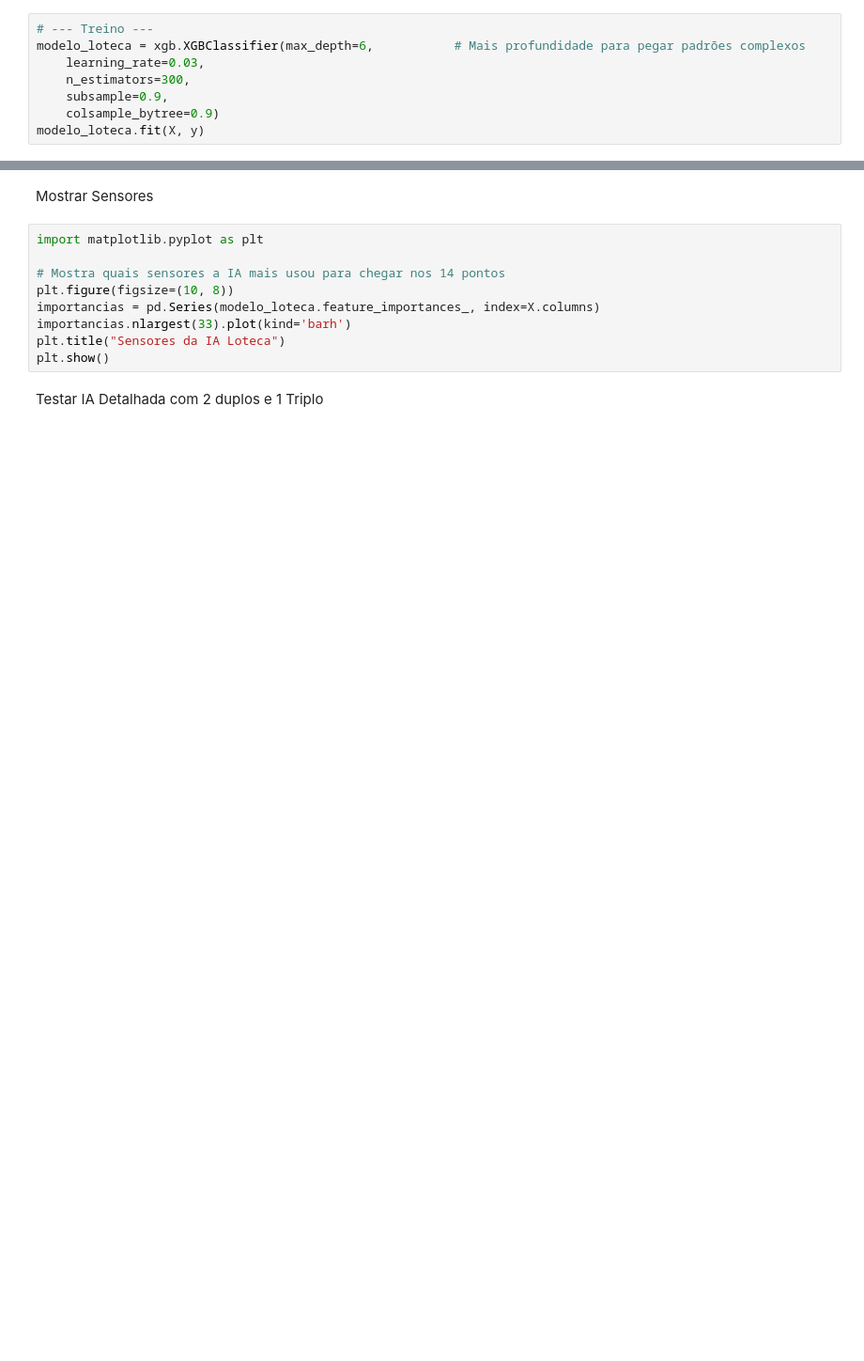
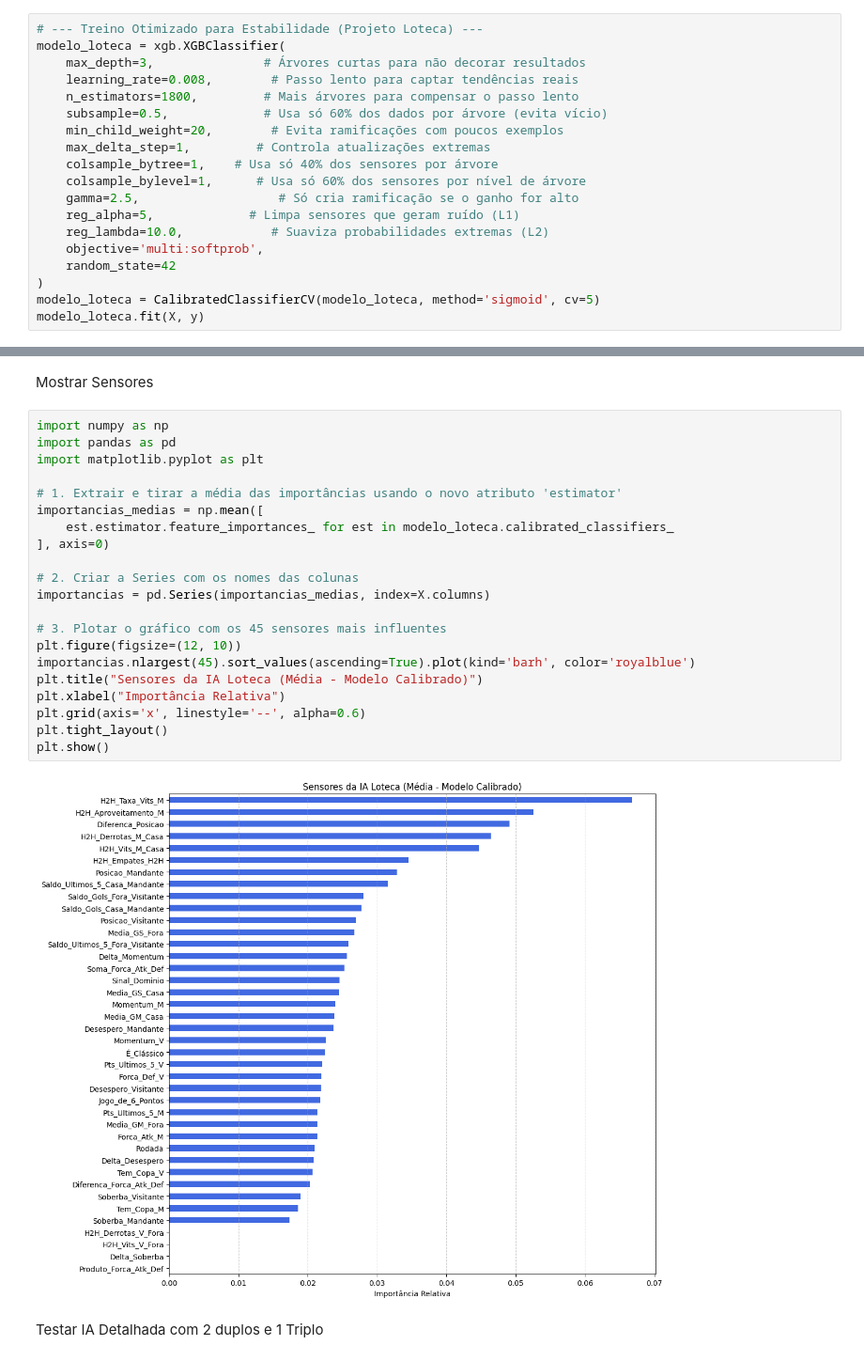
Before and after one commit to MichelRochytor/projetoloteca, a Jupyter notebook: xgboost.ipynb, the cells around one changed output, grey strips where cells are left out. Shown at 94% size. Saved outputs shown, nothing was run; the diff lists cells and outputs as text; blank space fills up the shorter version.

Commit message:
novos testes e dados novos

```diff
--- a/xgboost.ipynb
+++ b/xgboost.ipynb
@@ -497,10 +803,21 @@ print("🚀 Matriz de 30 sensores pronta para o XGBoost!")
 # %% [markdown]
 Treino XGBoost
 # %%
-# --- Treino ---
-modelo_loteca = xgb.XGBClassifier(max_depth=6,           # Mais profundidade para pegar padrões complexos
-    learning_rate=0.03,
-    n_estimators=300,
-    subsample=0.9,
-    colsample_bytree=0.9)
+# --- Treino Otimizado para Estabilidade (Projeto Loteca) ---
+modelo_loteca = xgb.XGBClassifier(
+    max_depth=3,               # Árvores curtas para não decorar resultados
+    learning_rate=0.008,        # Passo lento para captar tendências reais
+    n_estimators=1800,         # Mais árvores para compensar o passo lento
+    subsample=0.5,             # Usa só 60% dos dados por árvore (evita vício)
+    min_child_weight=20,        # Evita ramificações com poucos exemplos
+    max_delta_step=1,         # Controla atualizações extremas
+    colsample_bytree=1,    # Usa só 40% dos sensores por árvore
+    colsample_bylevel=1,      # Usa só 60% dos sensores por nível de árvore
+    gamma=2.5,                   # Só cria ramificação se o ganho for alto
+    reg_alpha=5,             # Limpa sensores que geram ruído (L1)
+    reg_lambda=10.0,            # Suaviza probabilidades extremas (L2)
+    objective='multi:softprob',
+    random_state=42
+)
+modelo_loteca = CalibratedClassifierCV(modelo_loteca, method='sigmoid', cv=5)
 modelo_loteca.fit(X, y)
@@ -517,14 +854,28 @@ print(f"📊 Acurácia no treino: {acuracia:.2%}")
 # %% [markdown]
 Mostrar Sensores
 # %%
+import numpy as np
+import pandas as pd
 import matplotlib.pyplot as plt
 
-# Mostra quais sensores a IA mais usou para chegar nos 14 pontos
-plt.figure(figsize=(10, 8))
-importancias = pd.Series(modelo_loteca.feature_importances_, index=X.columns)
-importancias.nlargest(33).plot(kind='barh')
-plt.title("Sensores da IA Loteca")
+# 1. Extrair e tirar a média das importâncias usando o novo atributo 'estimator'
+importancias_medias = np.mean([
+    est.estimator.feature_importances_ for est in modelo_loteca.calibrated_classifiers_
+], axis=0)
+
+# 2. Criar a Series com os nomes das colunas
+importancias = pd.Series(importancias_medias, index=X.columns)
+
+# 3. Plotar o gráfico com os 45 sensores mais influentes
+plt.figure(figsize=(12, 10))
+importancias.nlargest(45).sort_values(ascending=True).plot(kind='barh', color='royalblue')
+plt.title("Sensores da IA Loteca (Média - Modelo Calibrado)")
+plt.xlabel("Importância Relativa")
+plt.grid(axis='x', linestyle='--', alpha=0.6)
+plt.tight_layout()
 plt.show()
+# %% [output]
+[figure, added]
 # %% [markdown]
 Testar IA Detalhada com 2 duplos e 1 Triplo
 # %%
```
Also changed, not shown: parts of 18 cells of this notebook, 14 other files.
